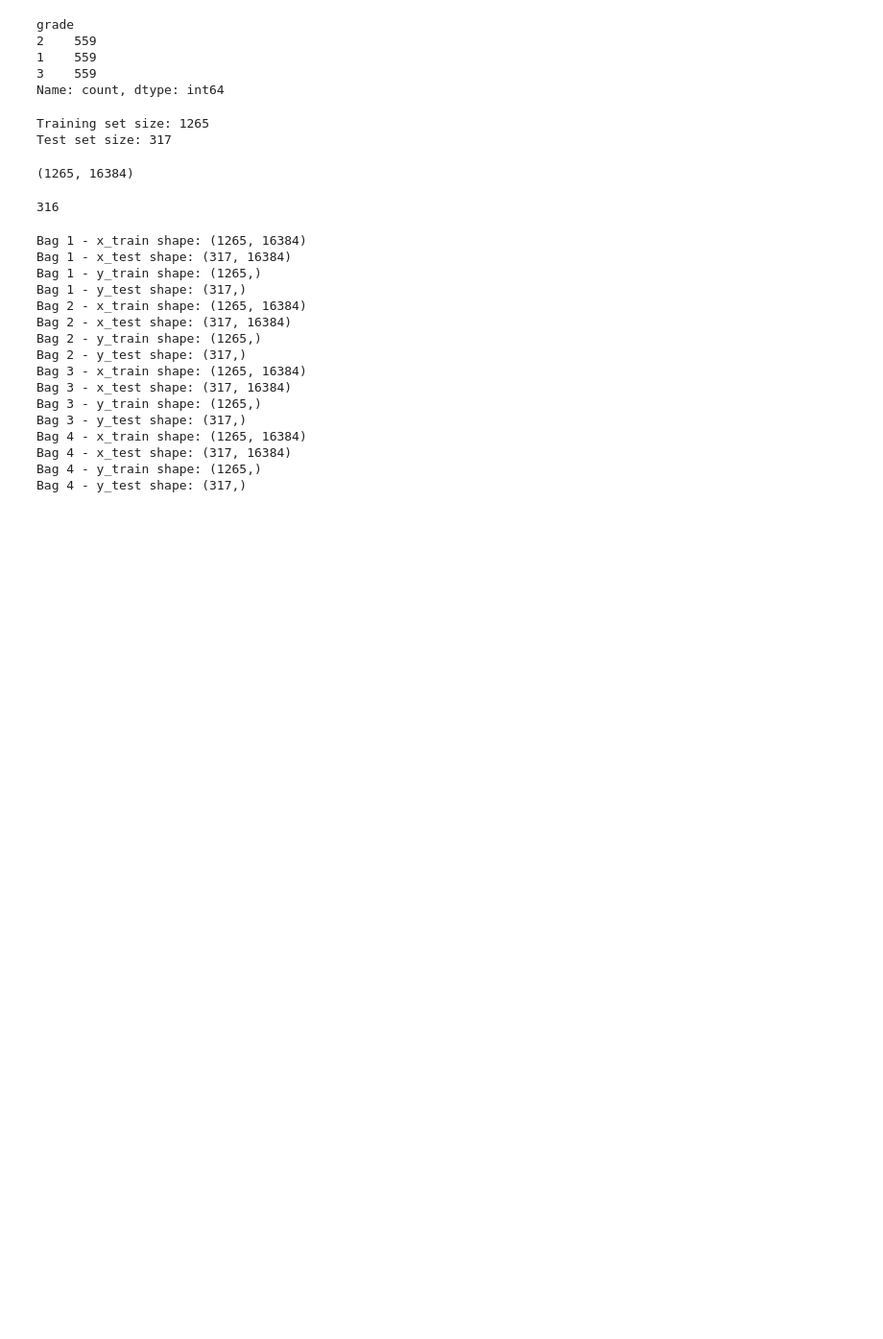
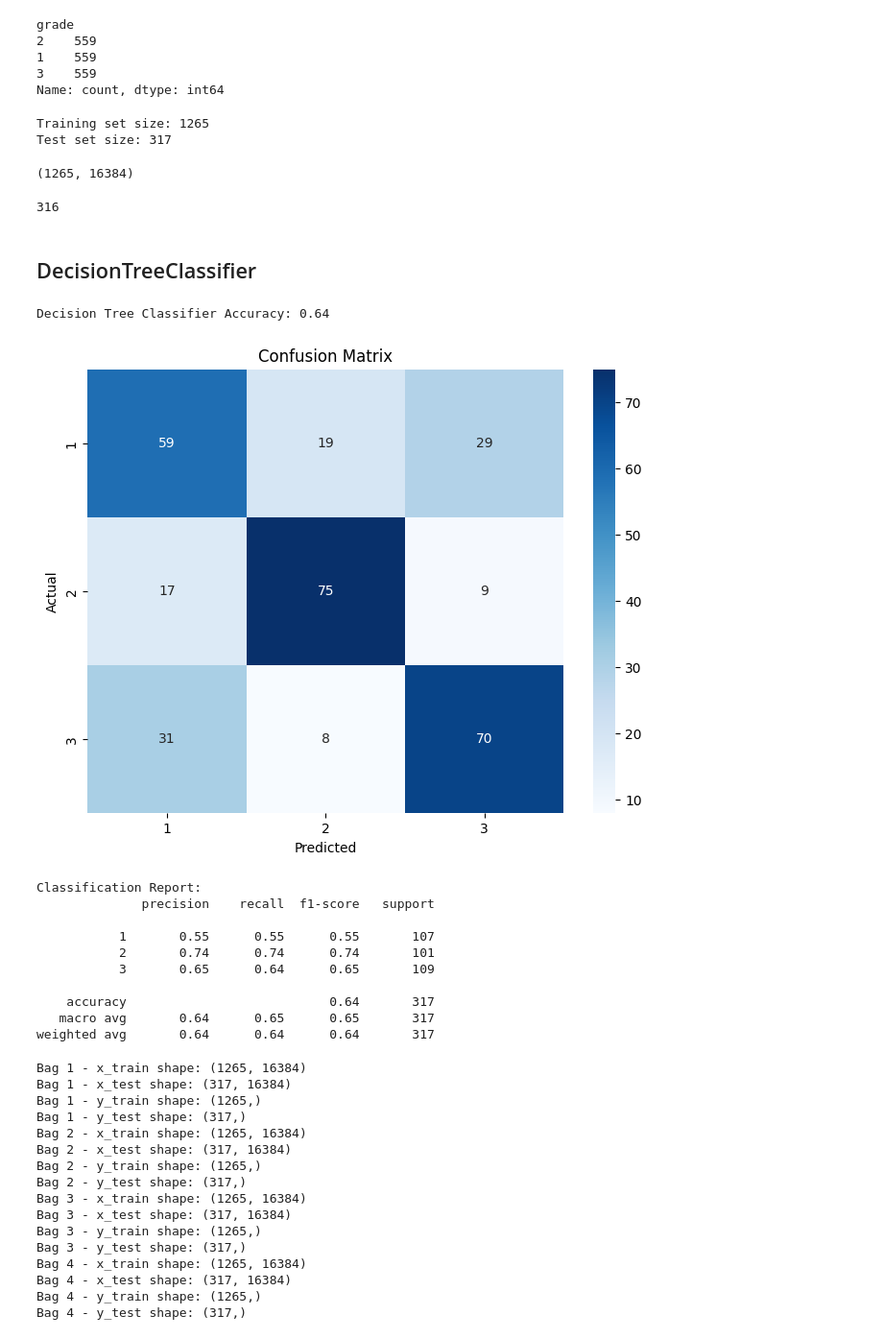
Before and after one commit to negativenagesh/Arecaverse, a Jupyter notebook: EDA/eda.ipynb, the cells around one changed output. Shown at 96% size. Cells and saved outputs as stored; diff of their text form; code cells hidden in the pictures; blank space fills up the shorter version.

```diff
--- a/EDA/eda.ipynb
+++ b/EDA/eda.ipynb
@@ -207,4 +207,45 @@ x_train_scaled_df.shape
 1265//4
 # %% [output]
 316
+# %% [markdown]
+## DecisionTreeClassifier
+# %%
+from sklearn.tree import DecisionTreeClassifier
+from sklearn.metrics import accuracy_score, confusion_matrix, classification_report
+import seaborn as sns
+
+import matplotlib.pyplot as plt
+
+clf = DecisionTreeClassifier(random_state=42, min_samples_split=10, min_samples_leaf=1)
+
+clf.fit(x_train_scaled_df, y_train)
+
+y_pred = clf.predict(x_test_scaled_df)
+
+accuracy = accuracy_score(y_test, y_pred)
+print(f'Decision Tree Classifier Accuracy: {accuracy:.2f}')
+
+cm = confusion_matrix(y_test, y_pred)
+plt.figure(figsize=(8, 6))
+sns.heatmap(cm, annot=True, fmt="d", cmap="Blues", xticklabels=np.unique(y), yticklabels=np.unique(y))
+plt.xlabel('Predicted')
+plt.ylabel('Actual')
+plt.title('Confusion Matrix')
+plt.show()
+
+print('Classification Report:')
+print(classification_report(y_test, y_pred))
+# %% [output]
+Decision Tree Classifier Accuracy: 0.64
+[figure, added]
+Classification Report:
+              precision    recall  f1-score   support
+
+           1       0.55      0.55      0.55       107
+           2       0.74      0.74      0.74       101
+           3       0.65      0.64      0.65       109
+
+    accuracy                           0.64       317
+   macro avg       0.64      0.65      0.65       317
+weighted avg       0.64      0.64      0.64       317
 # %%
```
Also changed, not shown: parts of 14 cells of this notebook.
